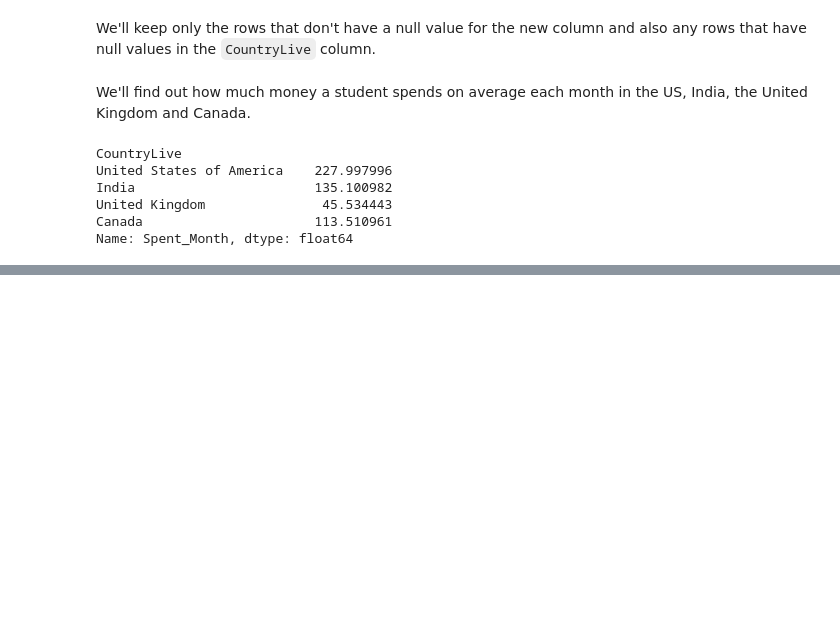
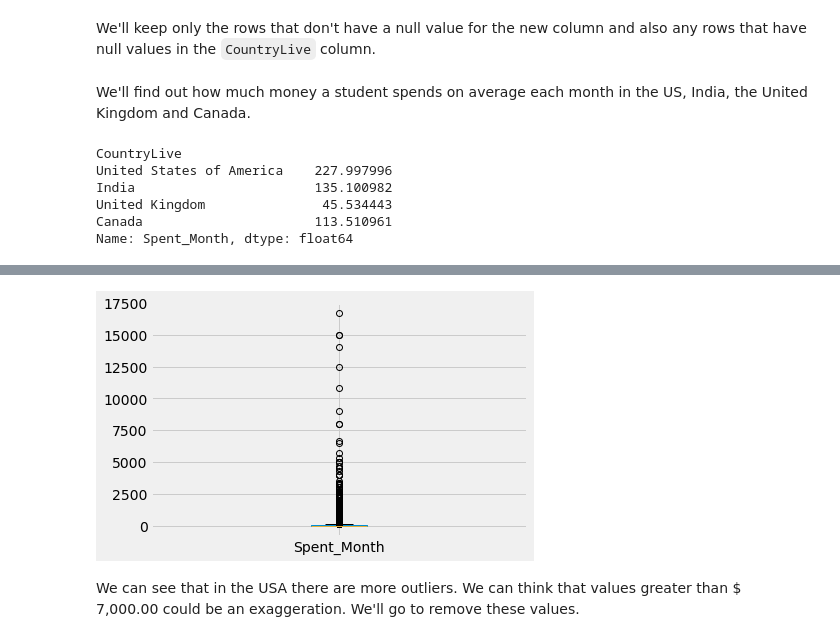
Before and after one commit to aguirredaniel/dataquest-projects, a Jupyter notebook: A-finding-the-best-markets-to-advertise-in/basic.ipynb, the cells around one changed output, grey strips where cells are left out. Saved outputs shown, nothing was run; the diff lists cells and outputs as text; code cells hidden in the pictures; blank space fills up the shorter version.

```diff
--- a/A-finding-the-best-markets-to-advertise-in/basic.ipynb
+++ b/A-finding-the-best-markets-to-advertise-in/basic.ipynb
@@ -186,0 +209,7 @@ We can see that only in the United Kingdom not enough is spent on lerning to pay
+# %%
+surveys[surveys['CountryLive'] == 'United States of America']['Spent_Month'].plot.box()
+plt.show()
+# %% [output]
+[figure, added]
+# %% [markdown]
+We can see that in the USA there are more outliers. We can think that values greater than $ 7,000.00 could be an exaggeration. We'll go to remove these values.
```
Also changed, not shown: parts of 15 cells of this notebook.
